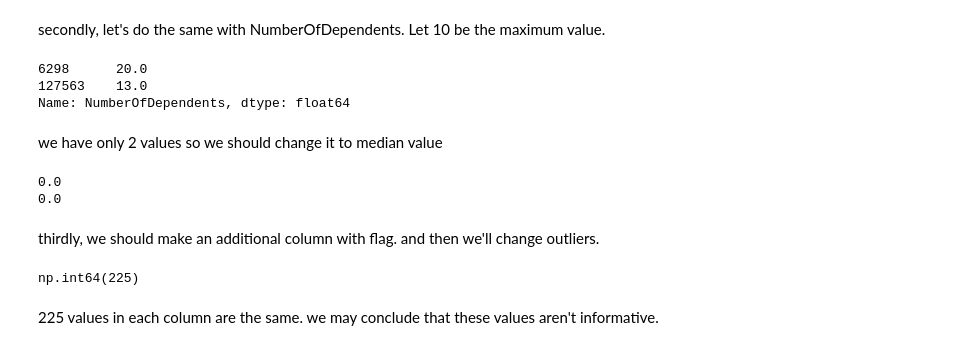
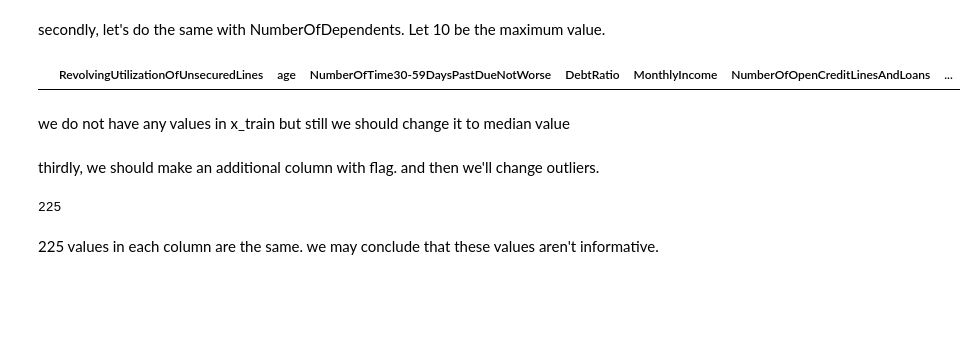
Before and after one commit to coretlwww/credit-risk-prediction, a Jupyter notebook: notebooks/02_preprocessing.ipynb, the cells around one changed output. Saved outputs shown, nothing was run; the diff lists cells and outputs as text; code cells hidden in the pictures; blank space fills up the shorter version.

```diff
--- a/notebooks/02_preprocessing.ipynb
+++ b/notebooks/02_preprocessing.ipynb
@@ -92 +73,9 @@ reset_index() because we've deleted duplicated values
+# %%
+x_train, x_, y_train, y_ =  train_test_split(X, y, test_size=0.4, random_state=1, stratify=y)
+x_cv, x_test, y_cv, y_test = train_test_split(x_, y_, test_size=0.5, random_state=1, stratify=y_)
+del x_, y_
+# %%
+x_train = x_train.copy()
+x_cv = x_cv.copy()
+x_test = x_test.copy()
 # %%
@@ -153,22 +141,16 @@ now we don't have an outlier in the age feature.
 # %% [markdown]
 secondly, let's do the same with NumberOfDependents. Let 10 be the maximum value.
 # %%
-credit_data['NumberOfDependents'][credit_data['NumberOfDependents'] > 10]
+x_train[x_train['NumberOfDependents'] > 10]
 # %% [output]
-6298      20.0
-127563    13.0
-Name: NumberOfDependents, dtype: float64
+|  | RevolvingUtilizationOfUnsecuredLines | age | NumberOfTime30-59DaysPastDueNotWorse | DebtRatio | MonthlyIncome | NumberOfOpenCreditLinesAndLoans | ... |
 # %% [markdown]
-we have only 2 values so we should change it to median value
+we do not have any values in x_train but still we should change it to median value
 # %%
-median_dependents = credit_data.loc[credit_data['NumberOfDependents'] <= 10, 'NumberOfDependents'].median()
-credit_data.loc[credit_data['NumberOfDependents'] > 10, 'NumberOfDependents'] = median_dependents
+median_dependents = x_train.loc[x_train['NumberOfDependents'] <= 10, 'NumberOfDependents'].median()
 
-print(credit_data['NumberOfDependents'].iloc[6298])
-print(credit_data['NumberOfDependents'].iloc[127563])
+for df in [x_train, x_cv, x_test]:
+    df.loc[df['NumberOfDependents'] > 10, 'NumberOfDependents'] = median_dependents
-# %% [output]
-0.0
-0.0
 # %% [markdown]
 thirdly, we should make an additional column with flag. and then we'll change outliers.
 # %%
@@ -182,7 +165,7 @@ credit_data['has_special_value'] = (credit_data[late_cols] >= 96).any(axis=1).as
 # %%
-credit_data['has_special_value'].sum()
+x_train['has_special_value'].sum().item() + x_cv['has_special_value'].sum().item() + x_test['has_special_value'].sum().item()
 # %% [output]
-np.int64(225)
+225
 # %% [markdown]
 225 values in each column are the same. we may conclude that these values aren't informative.
 # %%
```
Also changed, not shown: parts of 18 cells of this notebook.
